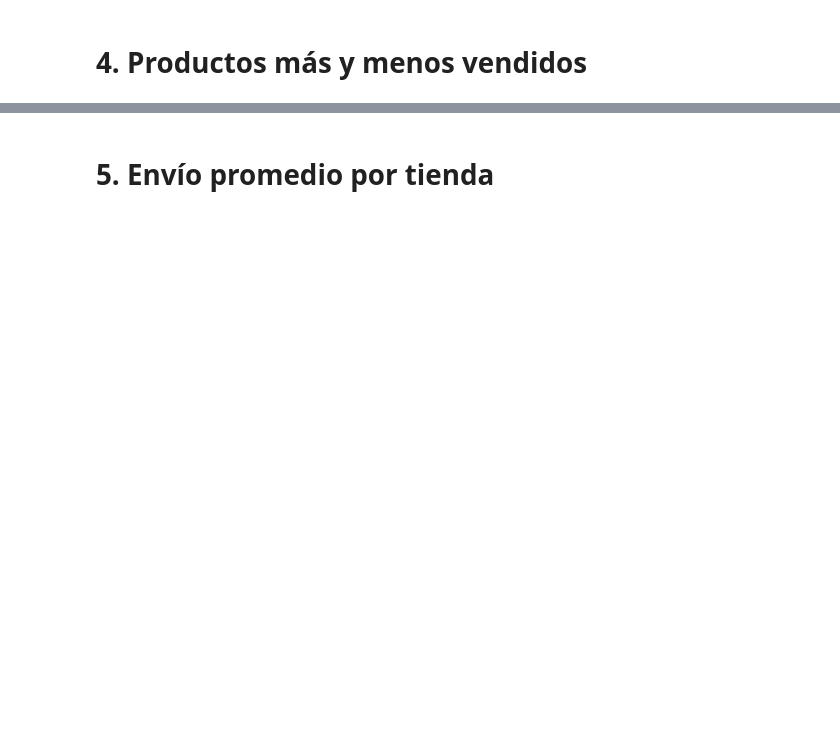
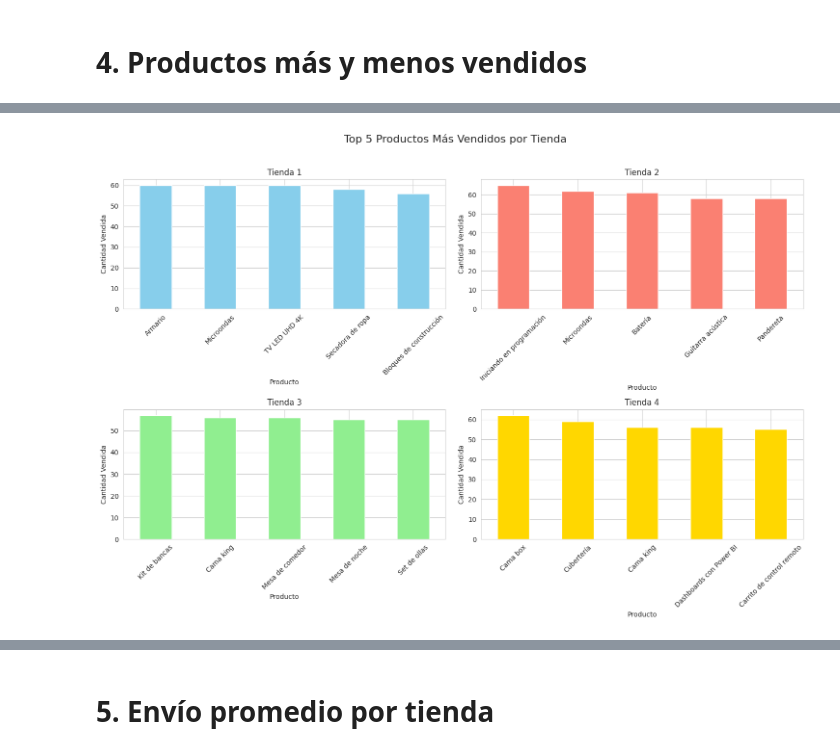
Before and after one commit to luispp016/Challenge_AluraStore, a Jupyter notebook: AluraStoreLatam.ipynb, the cells around one changed output, grey strips where cells are left out. Saved outputs shown, nothing was run; the diff lists cells and outputs as text; code cells hidden in the pictures; blank space fills up the shorter version.

```diff
--- a/AluraStoreLatam.ipynb
+++ b/AluraStoreLatam.ipynb
@@ -159 +158,20 @@ producto_menos_vendido_tienda4 = total_facturacion_producto_tienda4.nsmallest(1)
+# %%
+# Total de ventas por producto en cada tienda (basado en la cantidad de veces que se repite cada producto)
+ventas_producto_tienda1 = tienda.groupby('Producto').size()
+ventas_producto_tienda2 = tienda2.groupby('Producto').size()
+ventas_producto_tienda3 = tienda3.groupby('Producto').size()
+ventas_producto_tienda4 = tienda4.groupby('Producto').size()
+
+# Encontrar los 5 productos más vendidos y los 5 menos vendidos para cada tienda
+productos_mas_vendidos_tienda1 = ventas_producto_tienda1.nlargest(5)
+productos_menos_vendidos_tienda1 = ventas_producto_tienda1.nsmallest(5)
+
+productos_mas_vendidos_tienda2 = ventas_producto_tienda2.nlargest(5)
+productos_menos_vendidos_tienda2 = ventas_producto_tienda2.nsmallest(5)
+
+productos_mas_vendidos_tienda3 = ventas_producto_tienda3.nlargest(5)
+productos_menos_vendidos_tienda3 = ventas_producto_tienda3.nsmallest(5)
+
+productos_mas_vendidos_tienda4 = ventas_producto_tienda4.nlargest(5)
+productos_menos_vendidos_tienda4 = ventas_producto_tienda4.nsmallest(5)
 # %%
@@ -182,0 +222,65 @@ Tienda 4: Cuerda para saltar
+# %%
+import matplotlib.pyplot as plt
+import seaborn as sns
+
+# Configurar estilo de los gráficos
+sns.set_style("whitegrid")
+
+# Graficar productos más vendidos por tienda
+print("Gráficos de los 5 productos más vendidos por tienda:")
+
+fig, axes = plt.subplots(2, 2, figsize=(15, 10))
+fig.suptitle('Top 5 Productos Más Vendidos por Tienda', y=1.02, fontsize=16)
+
+productos_mas_vendidos_tienda1.plot(kind='bar', ax=axes[0, 0], color='skyblue')
+axes[0, 0].set_title('Tienda 1')
+axes[0, 0].set_ylabel('Cantidad Vendida')
+axes[0, 0].tick_params(axis='x', rotation=45)
+
+productos_mas_vendidos_tienda2.plot(kind='bar', ax=axes[0, 1], color='salmon')
+axes[0, 1].set_title('Tienda 2')
+axes[0, 1].set_ylabel('Cantidad Vendida')
+axes[0, 1].tick_params(axis='x', rotation=45)
+
+productos_mas_vendidos_tienda3.plot(kind='bar', ax=axes[1, 0], color='lightgreen')
+axes[1, 0].set_title('Tienda 3')
+axes[1, 0].set_ylabel('Cantidad Vendida')
+axes[1, 0].tick_params(axis='x', rotation=45)
+
+productos_mas_vendidos_tienda4.plot(kind='bar', ax=axes[1, 1], color='gold')
+axes[1, 1].set_title('Tienda 4')
+axes[1, 1].set_ylabel('Cantidad Vendida')
+axes[1, 1].tick_params(axis='x', rotation=45)
+
+plt.tight_layout()
+plt.show()
+
+# Graficar productos menos vendidos por tienda
+print("\nGráficos de los 5 productos menos vendidos por tienda:")
+
+fig, axes = plt.subplots(2, 2, figsize=(15, 10))
+fig.suptitle('Top 5 Productos Menos Vendidos por Tienda', y=1.02, fontsize=16)
+
+productos_menos_vendidos_tienda1.plot(kind='bar', ax=axes[0, 0], color='skyblue')
+axes[0, 0].set_title('Tienda 1')
+axes[0, 0].set_ylabel('Cantidad Vendida')
+axes[0, 0].tick_params(axis='x', rotation=45)
+
+productos_menos_vendidos_tienda2.plot(kind='bar', ax=axes[0, 1], color='salmon')
+axes[0, 1].set_title('Tienda 2')
+axes[0, 1].set_ylabel('Cantidad Vendida')
+axes[0, 1].tick_params(axis='x', rotation=45)
+
+productos_menos_vendidos_tienda3.plot(kind='bar', ax=axes[1, 0], color='lightgreen')
+axes[1, 0].set_title('Tienda 3')
+axes[1, 0].set_ylabel('Cantidad Vendida')
+axes[1, 0].tick_params(axis='x', rotation=45)
+
+productos_menos_vendidos_tienda4.plot(kind='bar', ax=axes[1, 1], color='gold')
+axes[1, 1].set_title('Tienda 4')
+axes[1, 1].set_ylabel('Cantidad Vendida')
+axes[1, 1].tick_params(axis='x', rotation=45)
+
+plt.tight_layout()
+plt.show()
+# %% [output]
@@ -182,0 +288 @@ Tienda 4: Cuerda para saltar
+[figure, added]
```
Also changed, not shown: parts of 12 cells of this notebook.
